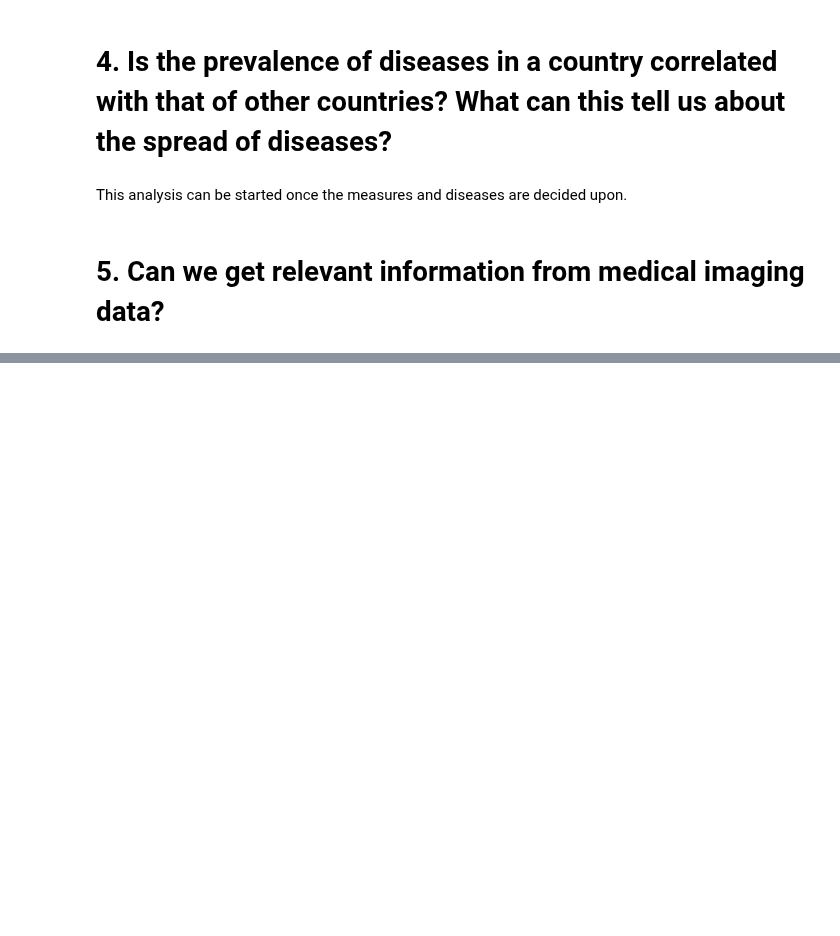
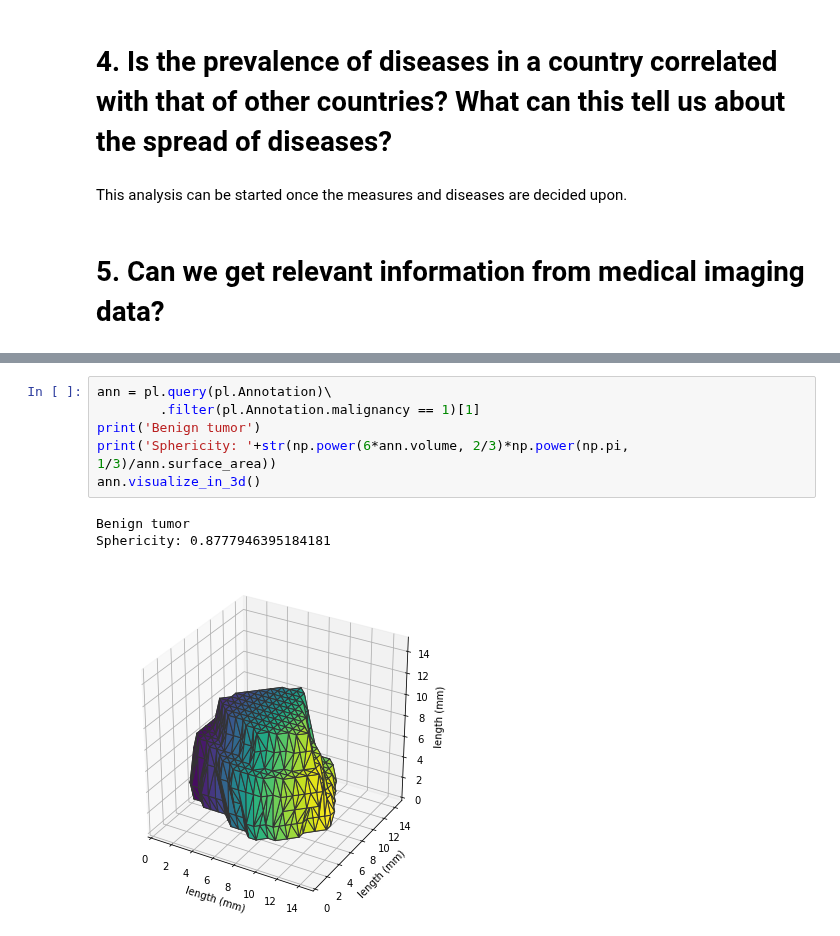
Before and after one commit to itsyaboii1337/Data_Science_Alliance, a Jupyter notebook: DataExploration.ipynb, the cells around one changed output, grey strips where cells are left out. Drawn from its saved outputs; the diff is of its cells as text; blank space fills up the shorter version.

```diff
--- a/DataExploration.ipynb
+++ b/DataExploration.ipynb
@@ -1013,0 +1078,10 @@ This analysis can be started once the measures and diseases are decided upon.
+# %%
+ann = pl.query(pl.Annotation)\
+        .filter(pl.Annotation.malignancy == 1)[1]
+print('Benign tumor')
+print('Sphericity: '+str(np.power(6*ann.volume, 2/3)*np.power(np.pi, 1/3)/ann.surface_area))
+ann.visualize_in_3d()
+# %% [output]
+Benign tumor
+Sphericity: 0.8777946395184181
+[figure, added]
```
Also changed, not shown: parts of 29 cells of this notebook.
